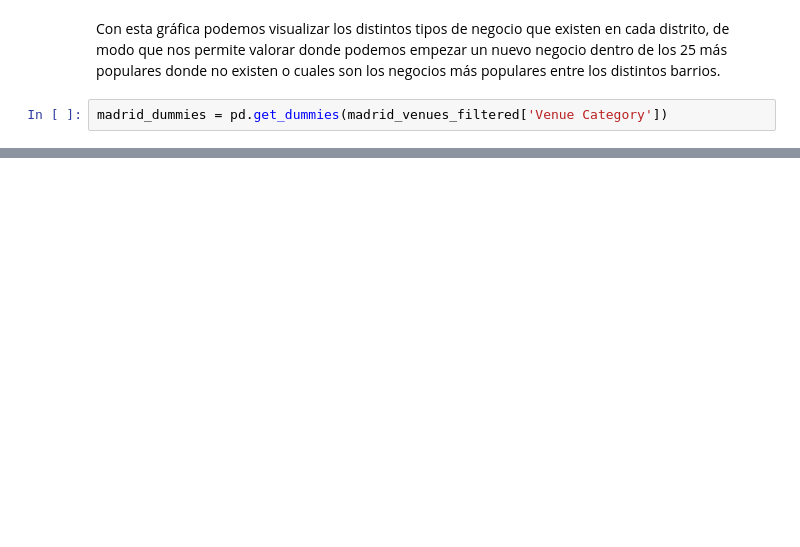
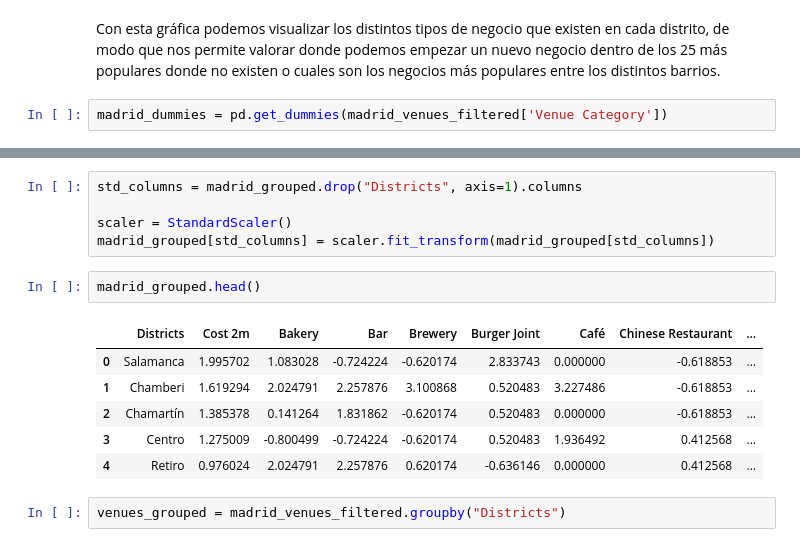
Before and after one commit to Warckor/Coursera_Capstone, a Jupyter notebook: Final_Assignment/House_Sales_Analytics_EN.ipynb, the cells around one changed output, grey strips where cells are left out. Cells and saved outputs as stored; diff of their text form; blank space fills up the shorter version.

```diff
--- a/Final_Assignment/House_Sales_Analytics_EN.ipynb
+++ b/Final_Assignment/House_Sales_Analytics_EN.ipynb
@@ -274,0 +292,16 @@ ValueError: ignored
+# %%
+std_columns = madrid_grouped.drop("Districts", axis=1).columns
+
+scaler = StandardScaler()
+madrid_grouped[std_columns] = scaler.fit_transform(madrid_grouped[std_columns])
+# %%
+madrid_grouped.head()
+# %% [output]
+|  | Districts | Cost 2m | Bakery | Bar | Brewery | Burger Joint | Café | Chinese Restaurant | ... |
+| 0 | Salamanca | 1.995702 | 1.083028 | -0.724224 | -0.620174 | 2.833743 | 0.000000 | -0.618853 | ... |
+| 1 | Chamberi | 1.619294 | 2.024791 | 2.257876 | 3.100868 | 0.520483 | 3.227486 | -0.618853 | ... |
+| 2 | Chamartín | 1.385378 | 0.141264 | 1.831862 | -0.620174 | 0.520483 | 0.000000 | -0.618853 | ... |
+| 3 | Centro | 1.275009 | -0.800499 | -0.724224 | -0.620174 | 0.520483 | 1.936492 | 0.412568 | ... |
+| 4 | Retiro | 0.976024 | 2.024791 | 2.257876 | 0.620174 | -0.636146 | 0.000000 | 0.412568 | ... |
+# %%
+venues_grouped = madrid_venues_filtered.groupby("Districts")
```
Also changed, not shown: parts of 9 cells of this notebook.
